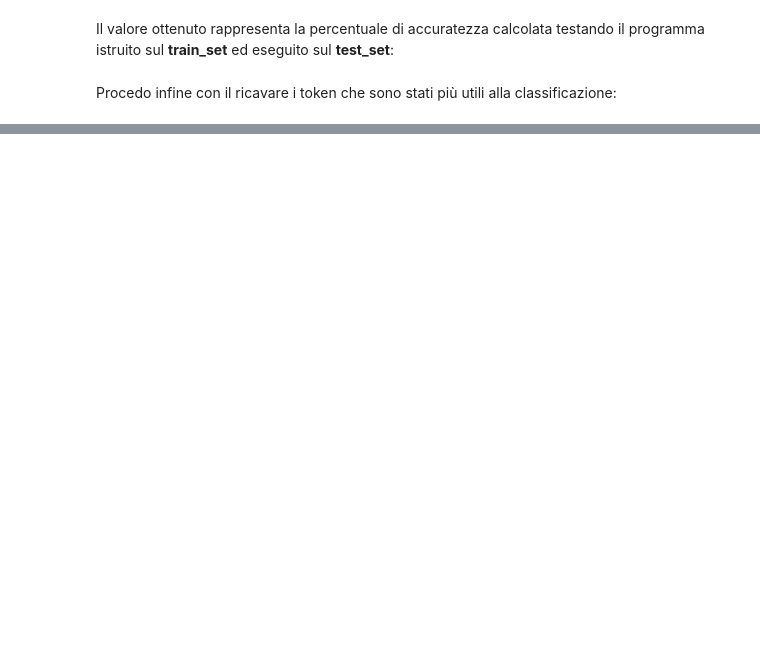
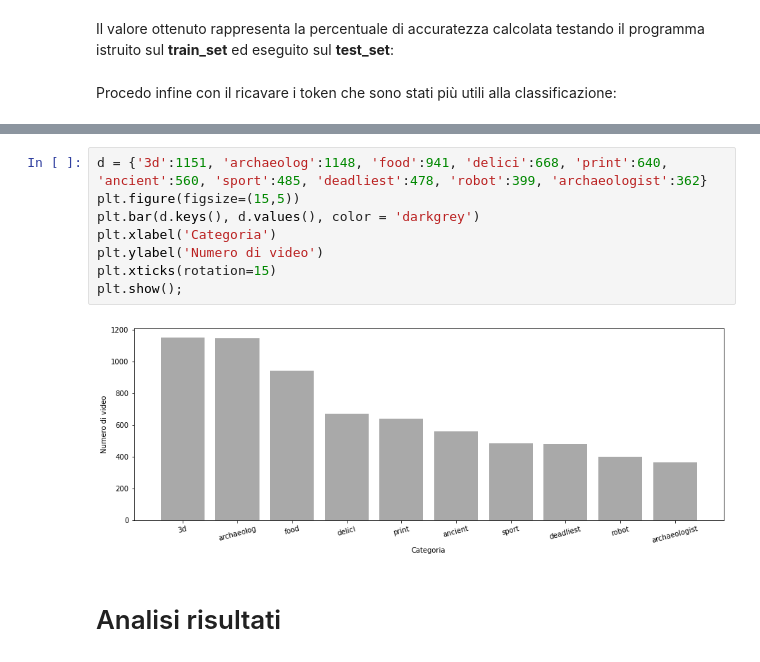
Before and after one commit to antoniopelusi/youtube-classification, a Jupyter notebook: youtube-classification.ipynb, the cells around one changed output, grey strips where cells are left out. Saved outputs shown, nothing was run; the diff lists cells and outputs as text; blank space fills up the shorter version.

```diff
--- a/youtube-classification.ipynb
+++ b/youtube-classification.ipynb
@@ -293,0 +291,12 @@ Most Informative Features
+# %%
+d = {'3d':1151, 'archaeolog':1148, 'food':941, 'delici':668, 'print':640,  'ancient':560, 'sport':485, 'deadliest':478, 'robot':399, 'archaeologist':362}
+plt.figure(figsize=(15,5))
+plt.bar(d.keys(), d.values(), color = 'darkgrey')
+plt.xlabel('Categoria')
+plt.ylabel('Numero di video')
+plt.xticks(rotation=15)
+plt.show();
+# %% [output]
+[figure, added]
+# %% [markdown]
+# Analisi risultati
```
Also changed, not shown: parts of 9 cells of this notebook.
